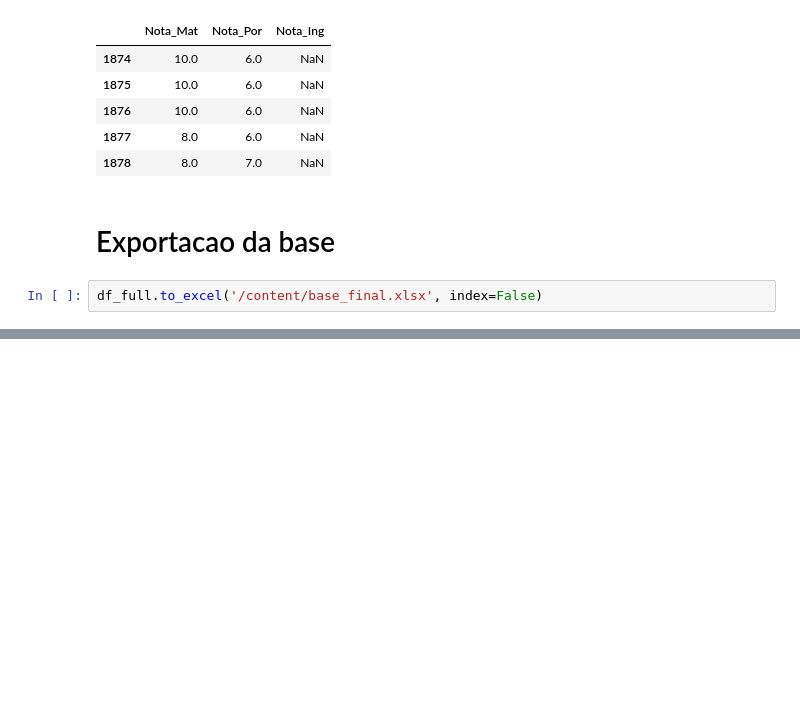
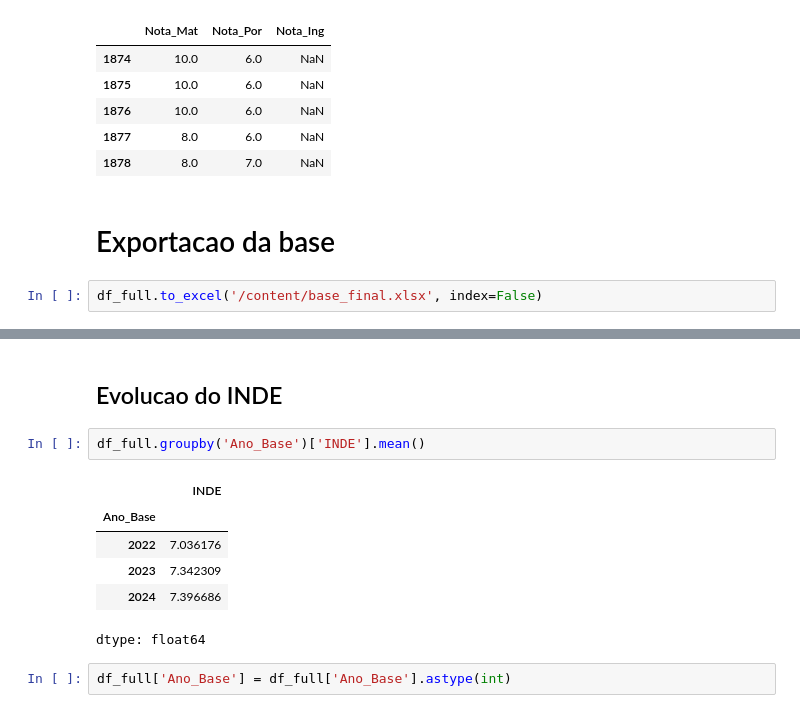
Before and after one commit to carneiro-santos/dataton_fase_5_, a Jupyter notebook: fase_5_FIAP.ipynb, the cells around one changed output, grey strips where cells are left out. Drawn from its saved outputs; the diff is of its cells as text; blank space fills up the shorter version.

```diff
--- a/fase_5_FIAP.ipynb
+++ b/fase_5_FIAP.ipynb
@@ -219,0 +246,13 @@ df_full.to_excel('/content/base_final.xlsx', index=False)
+# %% [markdown]
+## Evolucao do INDE
+# %%
+df_full.groupby('Ano_Base')['INDE'].mean()
+# %% [output]
+|  | INDE |
+| Ano_Base |  |
+| 2022 | 7.036176 |
+| 2023 | 7.342309 |
+| 2024 | 7.396686 |
+dtype: float64
+# %%
+df_full['Ano_Base'] = df_full['Ano_Base'].astype(int)
```
Also changed, not shown: parts of 11 cells of this notebook.
